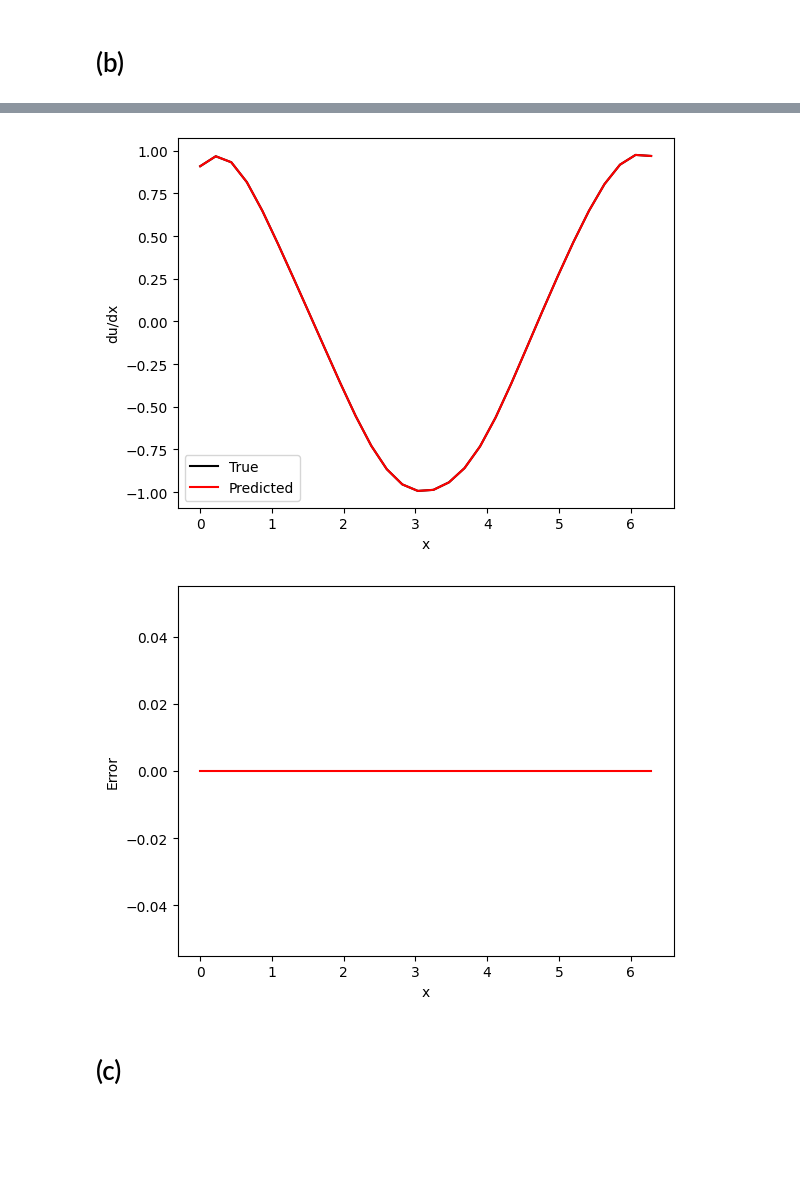
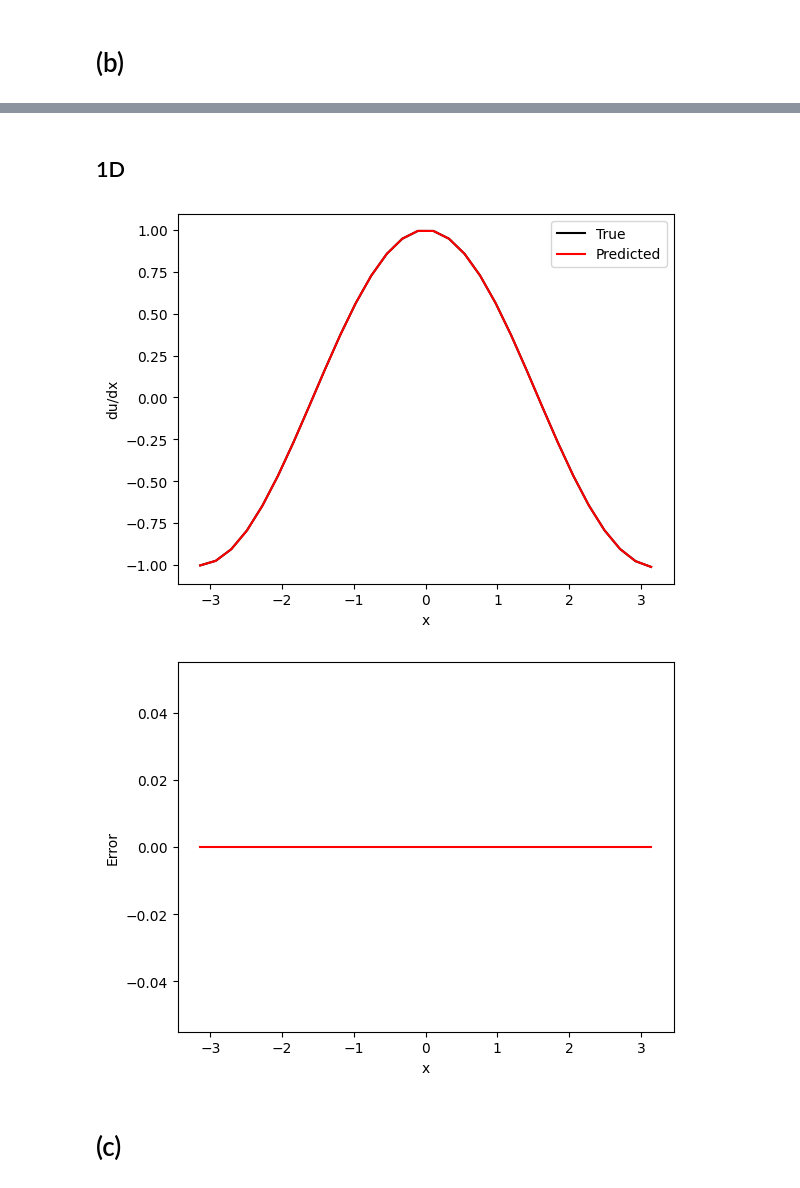
Before and after one commit to LuigiElo/DL-PINNs, a Jupyter notebook: mainJacob.ipynb, the cells around one changed output, grey strips where cells are left out. Cells and saved outputs as stored; diff of their text form; code cells hidden in the pictures; blank space fills up the shorter version.

```diff
--- a/mainJacob.ipynb
+++ b/mainJacob.ipynb
@@ -72,7 +68,7 @@ Setting the default backend to "tensorflow.compat.v1". You can change it in the
 # (a) Function approximation
 ## 1D
 # %%
-n = 16
+n = 30
 a = 1
 b = 5
 c = 1
@@ -86,7 +82,7 @@ Xtest = np.linspace(-1.5*N,1.5*N,4*n)
 ytest = np.sin(Xtest)
 
 # function approximation, test outside parameter domain
-data2 = dde.data.DataSet(
+data1D = dde.data.DataSet(
     X_train=np.reshape(X, (-1, 1)),
     y_train=np.reshape(y, (-1, 1)),
     X_test=np.reshape(Xtest, (-1, 1)),
@@ -96,13 +92,13 @@ data2 = dde.data.DataSet(
 )
 
 layer_size = [1] + 3*[20] + [1]
-activation = "relu"
+activation = "tanh"
 initializer = "Glorot normal"
 net = dde.maps.FNN(layer_size, activation, initializer)
 
-model = dde.Model(data2, net)
-model.compile("adam", lr = 0.001, metrics=["l2 relative error"])
-losshistory, train_state = model.train(epochs=10000)
+model1 = dde.Model(data1D, net)
+model1.compile("adam", lr = 0.001, metrics=["l2 relative error"])
+losshistory, train_state = model1.train(epochs=10000)
 
 dde.saveplot(losshistory, train_state, issave=True, isplot=True)
 # %% [output]
@@ -191,24 +190,2 @@ Saving test data to /content/test.dat ...
 # %% [markdown]
 # (b)
-# %%
-X = np.linspace(0,2*np.pi,30)
-y = np.sin(X)
-Xtest = np.linspace(0,2*np.pi,2*30)
-ytest = np.sin(Xtest)
-# function approximation, test outside parameter domain
-data2 = dde.data.DataSet(
-X_train=np.reshape(X, (-1, 1)),
-y_train=np.reshape(y, (-1, 1)),
-X_test=np.reshape(Xtest, (-1, 1)),
-y_test=np.reshape(ytest, (-1, 1)),
-col_x=(0,),
-col_y=(1,),
-)
-layer_size = [1] + [20] * 3 + [1]
-activation = "tanh"
-initializer = "Glorot normal"
-net = dde.maps.FNN(layer_size, activation, initializer)
-model = dde.Model(data2, net)
-model.compile("adam", lr=0.001, metrics=["l2 relative error"])
-losshistory, train_state = model.train(epochs=5000)
-dde.saveplot(losshistory, train_state, issave=True, isplot=True)
@@ -235,27 +192,29 @@ Saving test data to /content/test.dat ...
+# %% [markdown]
+## 1D
 # %%
 # compute gradient of solution
 def dudx(x, u):
   return dde.grad.jacobian(u, x, i=0)
 
-du_dx = model.predict(np.reshape(X, (-1, 1)), operator=dudx)
+du_dx = model1.predict(np.reshape(X, (-1, 1)), operator=dudx)
 
 yx = du_dx
 
 plt.figure()
 plt.plot(X,yx,'k',label='True')
 plt.plot(np.reshape(X, (-1, 1)),du_dx,'r',label='Predicted')
 plt.xlabel('x')
 plt.ylabel('du/dx')
 plt.legend()
 plt.show()
 
 plt.figure()
 plt.plot(X,du_dx-np.reshape(yx,(-1,1)),'r')
 plt.xlabel('x')
 plt.ylabel('Error')
 plt.show()
 # %% [output]
-[figure, old version]
+[figure, new version]
-[figure, old version]
+[figure, new version]
 # %% [markdown]
 # (c)
```
Also changed, not shown: parts of 9 cells of this notebook.
